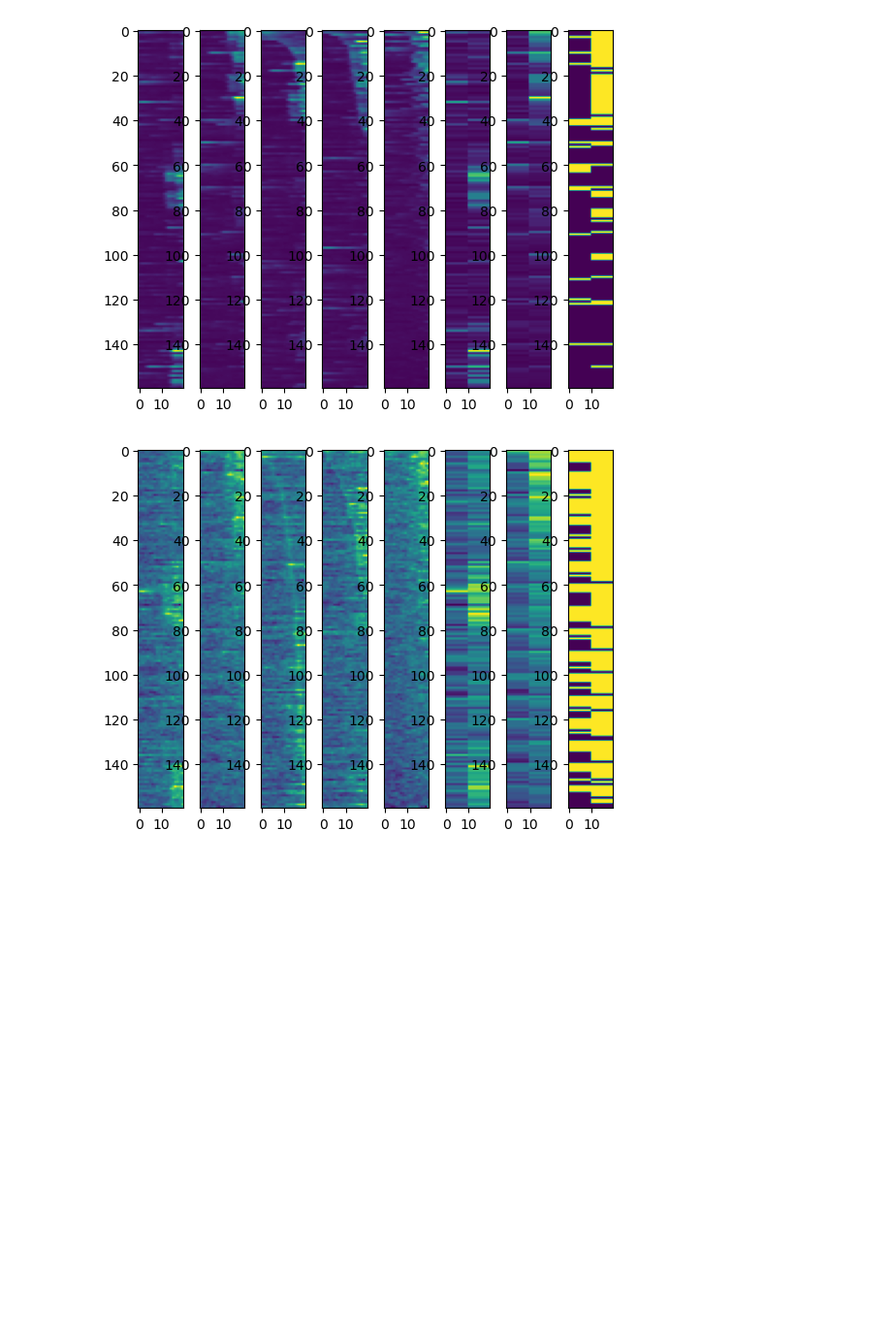
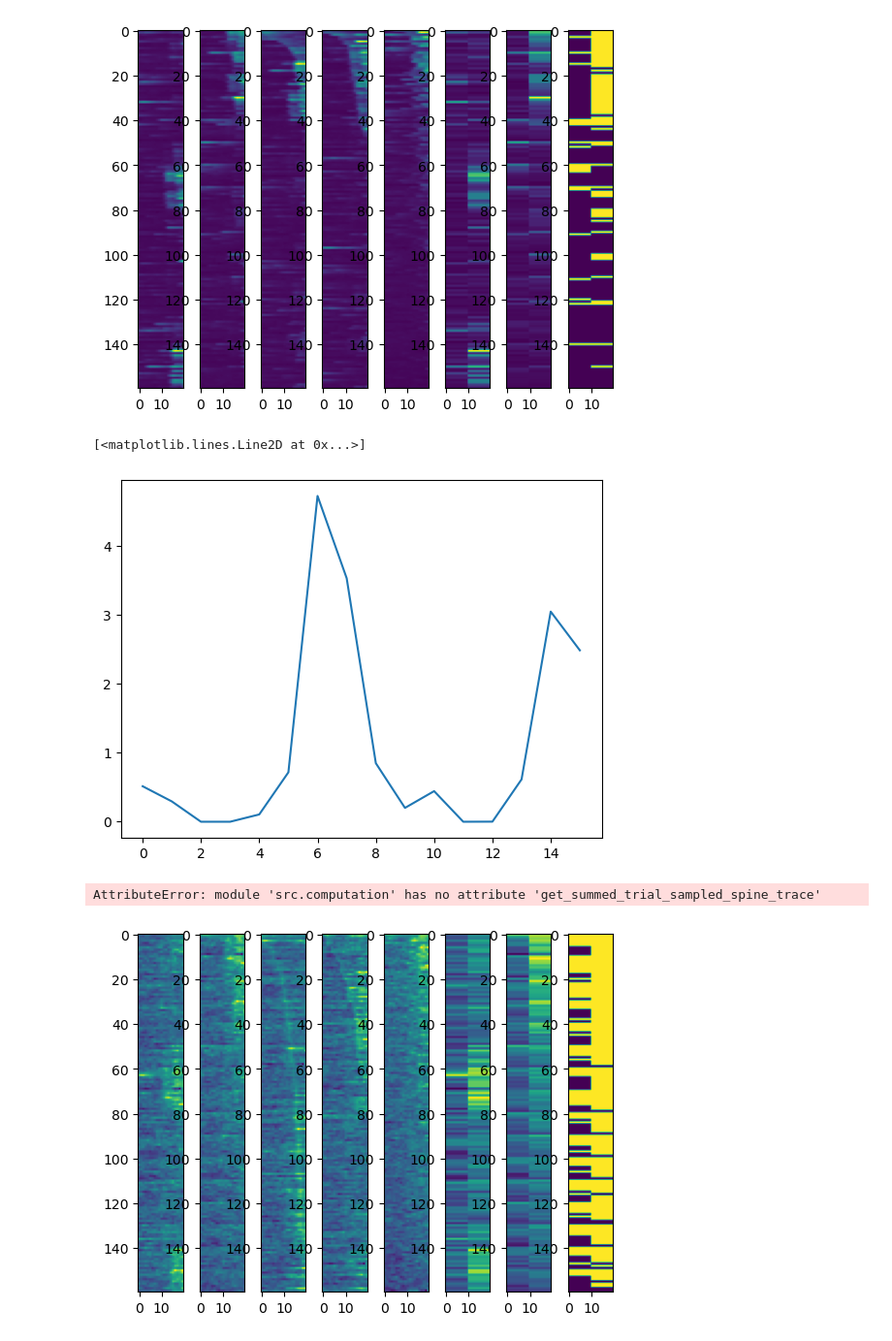
Before and after one commit to GreggHeller1/adult-spine-models, a Jupyter notebook: scripts/notebook.ipynb, the cells around one changed output. Shown at 97% size. Saved outputs shown, nothing was run; the diff lists cells and outputs as text; code cells hidden in the pictures; blank space fills up the shorter version.

```diff
--- a/scripts/notebook.ipynb
+++ b/scripts/notebook.ipynb
@@ -125,9 +135,16 @@ soma_sub_traces = comp.select_timesteps(soma_traces)
 plot.plot_activity_plots(soma_sub_traces)
 # %% [output]
 [figure]
+# %%
+plt.plot(hf.get_precomputed_tuning_curve(soma_data))
+# %% [output]
+[<matplotlib.lines.Line2D at 0x...>]
+[figure, added]
 # %%
-summed_spine_traces = comp.get_summed_spine_trace(spine_data)
-sum_spine_sub_traces = comp.select_timesteps(summed_spine_traces)
+summed_spine_traces_1 = comp.get_summed_trial_sampled_spine_trace(spine_data)
+sum_spine_sub_traces = comp.select_timesteps(summed_spine_traces_1)
+# %% [output]
+AttributeError: module 'src.computation' has no attribute 'get_summed_trial_sampled_spine_trace'
 # %%
 plot.plot_activity_plots(sum_spine_sub_traces)
 # %% [output]
```
Also changed, not shown: parts of 26 cells of this notebook, 19 other files.
